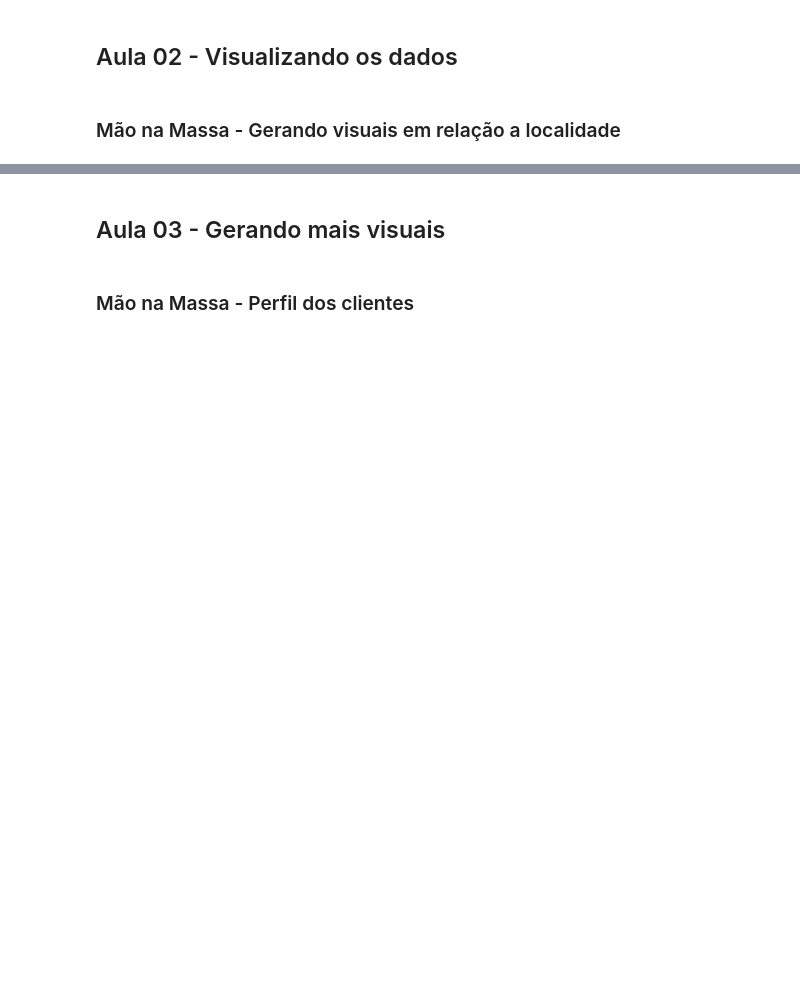
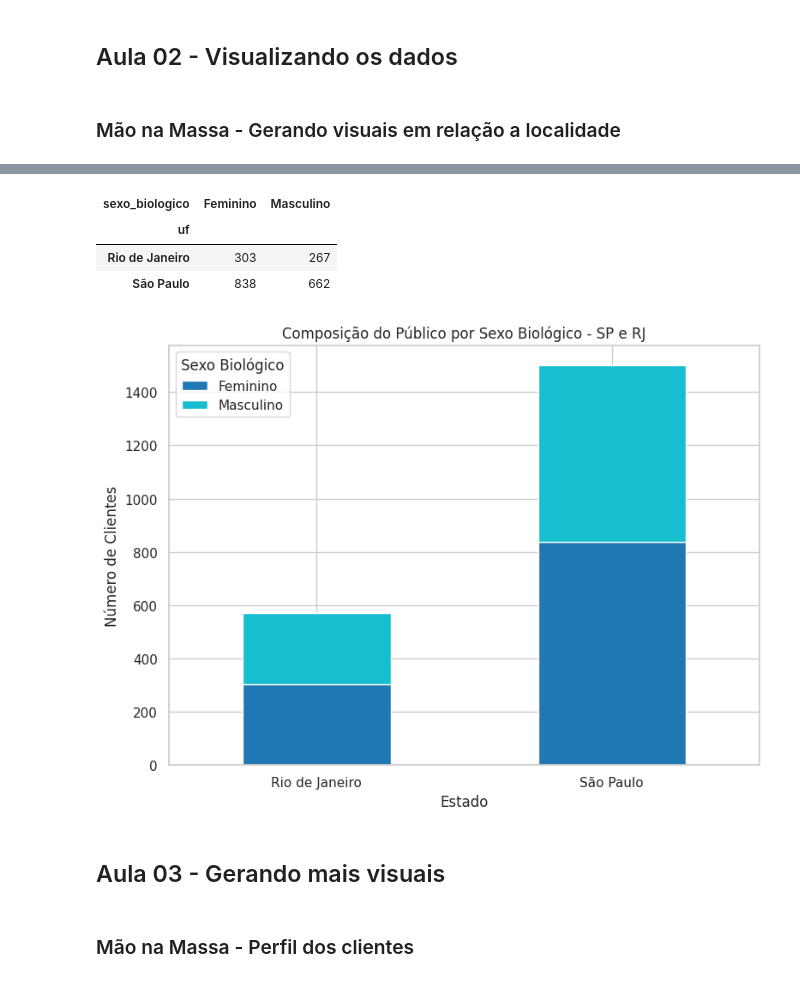
Before and after one commit to Enoque12/Projecto_Inicial_IA_Aplicada_na_Ciencia_de_Dados, a Jupyter notebook: Desafios.ipynb, the cells around one changed output, grey strips where cells are left out. Cells and saved outputs as stored; diff of their text form; code cells hidden in the pictures; blank space fills up the shorter version.

```diff
--- a/Desafios.ipynb
+++ b/Desafios.ipynb
@@ -176,3 +234,32 @@ Escreva aqui o prompt que você utilizou para gerar o código do desafio!
+# %%
+# 1. Filtrar apenas SP e RJ
+df_filtrado = df_final[df_final['uf'].isin(['São Paulo', 'Rio de Janeiro'])]
+# %%
+# 2. Contar clientes por sexo e estado
+contagem = df_filtrado.groupby(['uf', 'sexo_biologico']).size().unstack().fillna(0)
+# %%
+contagem
+# %% [output]
+| sexo_biologico | Feminino | Masculino |
+| uf |  |  |
+| Rio de Janeiro | 303 | 267 |
+| São Paulo | 838 | 662 |
+# %%
+# 3. Plotar gráfico de barras empilhadas
+contagem.plot(kind='bar', stacked=True, figsize=(8, 6), colormap='tab10')
+
+# 4. Personalização do gráfico
+plt.title('Composição do Público por Sexo Biológico - SP e RJ')
+plt.xlabel('Estado')
+plt.ylabel('Número de Clientes')
+plt.xticks(rotation=0)
+plt.legend(title='Sexo Biológico')
+plt.tight_layout()
+
+# 5. Exibir gráfico
+plt.show()
+# %% [output]
+[figure, added]
 # %% [markdown]
 ## Aula 03 - Gerando mais visuais
 # %% [markdown]
```
Also changed, not shown: parts of 23 cells of this notebook.
